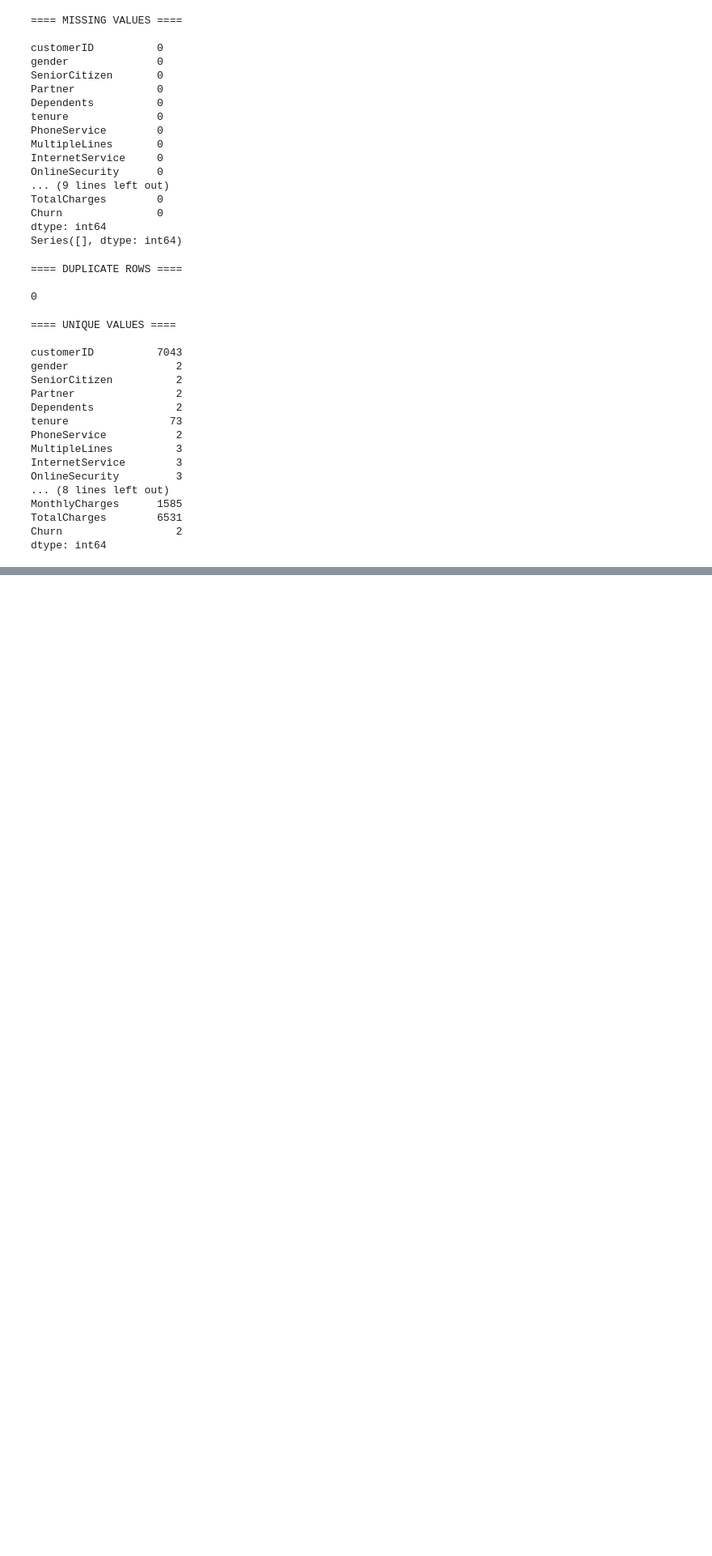
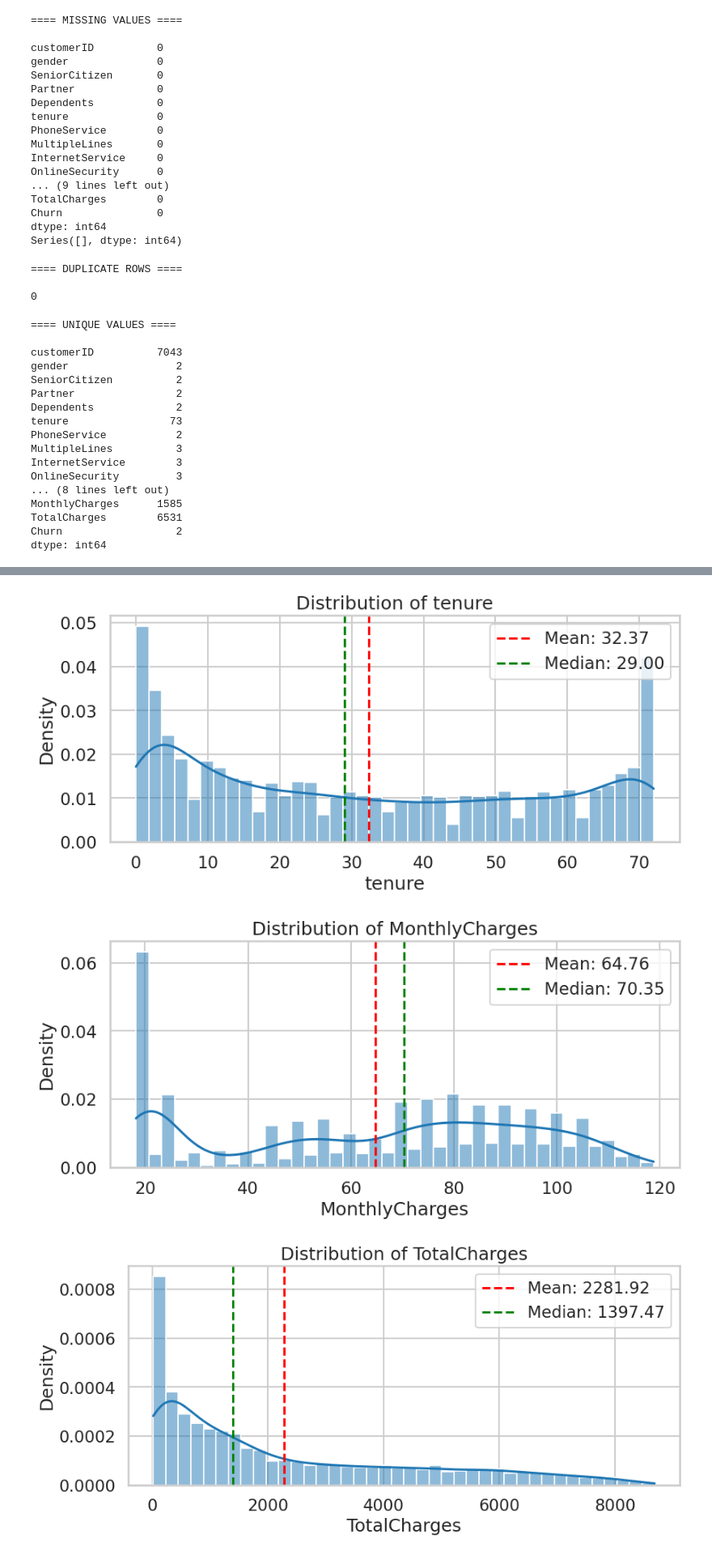
Before and after one commit to Yenuli0808/CM2604_Telco_Customer_Churn-CW, a Jupyter notebook: notebooks/01_data_exploration.ipynb, the cells around one changed output, grey strips where cells are left out. Shown at 81% size. Drawn from its saved outputs; the diff is of its cells as text; code cells hidden in the pictures; blank space fills up the shorter version.

```diff
--- a/notebooks/01_data_exploration.ipynb
+++ b/notebooks/01_data_exploration.ipynb
@@ -332,0 +316,15 @@ print("✅ Cleaned dataset saved successfully as", cleaned_file,"!")
+# %%
+for col in ['tenure','MonthlyCharges','TotalCharges']:
+    plt.figure(figsize=(10,4))
+    sns.histplot(df_work[col], kde=True, stat='density', bins=40)
+    mean = df_work[col].mean()
+    med = df_work[col].median()
+    plt.axvline(mean, color='red', linestyle='--', label=f"Mean: {mean:.2f}")
+    plt.axvline(med, color='green', linestyle='--', label=f"Median: {med:.2f}")
+    plt.title(f"Distribution of {col}")
+    plt.legend()
+    plt.show()
+# %% [output]
+[figure, added]
+[figure, added]
+[figure, added]
```
Also changed, not shown: parts of 45 cells of this notebook.
